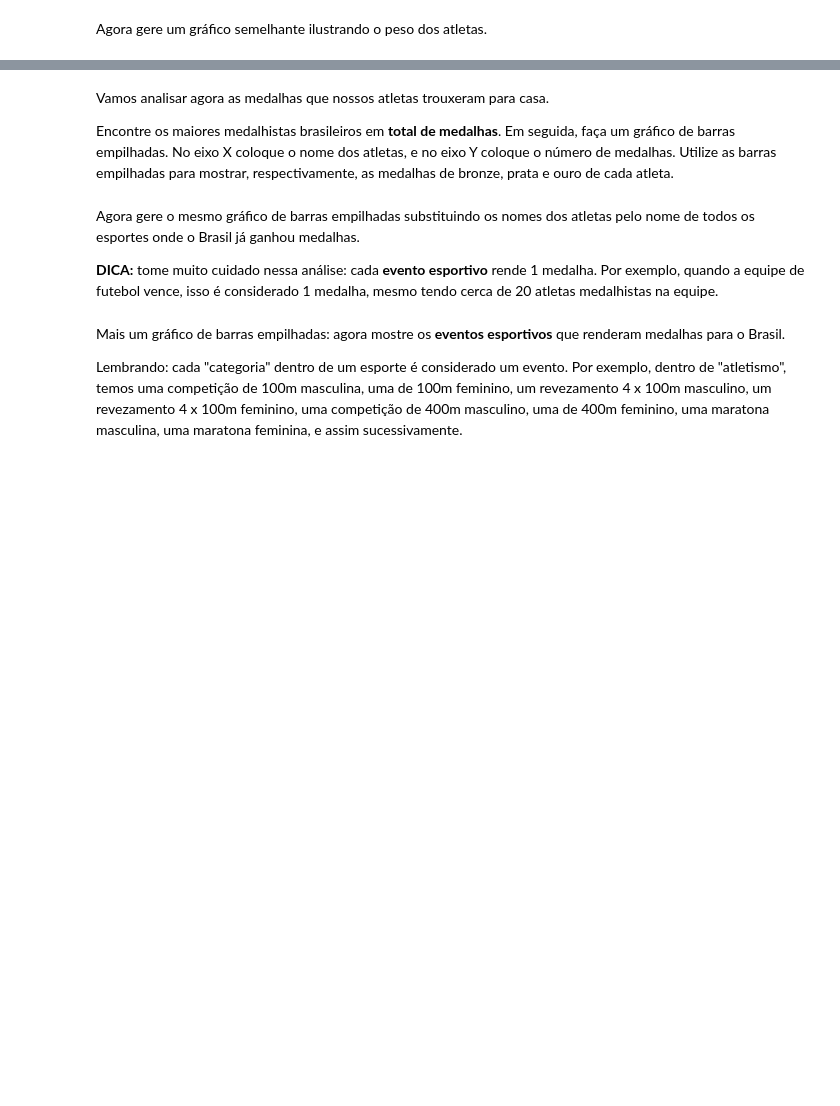
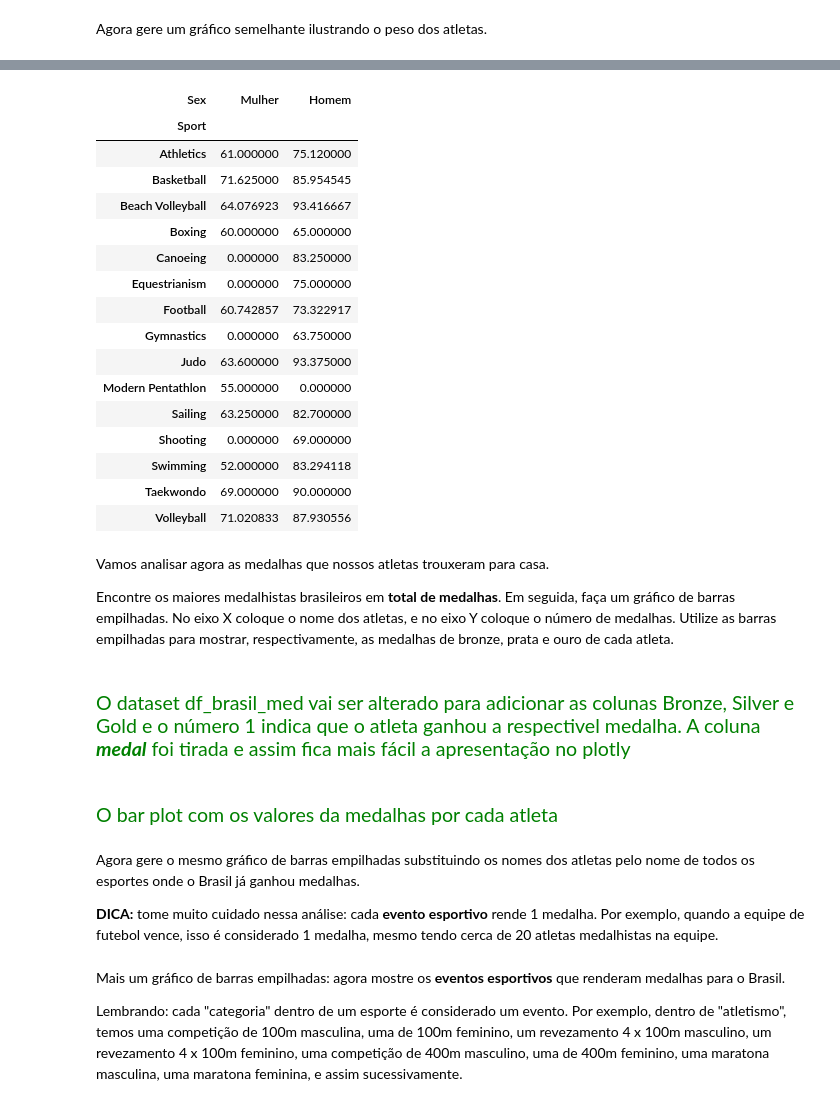
Before and after one commit to VictorBTaveira/Projeto-DataViz, a Jupyter notebook: Projeto_Dataviz.ipynb, the cells around one changed output, grey strips where cells are left out. Cells and saved outputs as stored; diff of their text form; code cells hidden in the pictures; blank space fills up the shorter version.

```diff
--- a/Projeto_Dataviz.ipynb
+++ b/Projeto_Dataviz.ipynb
@@ -115,0 +129,25 @@ Agora gere um gráfico semelhante ilustrando o peso dos atletas.
+# %%
+df_teste_peso_sexo = df_brasil_med.groupby(['Sex', 'Sport'])['Weight'].mean()
+df_teste_peso_sexo = df_teste_peso_sexo.unstack('Sex')
+
+df_teste_peso_sexo.fillna(0, inplace = True)
+df_teste_peso_sexo.rename(columns = {'F': 'Mulher','M': 'Homem'}, inplace = True)
+df_teste_peso_sexo
+# %% [output]
+| Sex | Mulher | Homem |
+| Sport |  |  |
+| Athletics | 61.000000 | 75.120000 |
+| Basketball | 71.625000 | 85.954545 |
+| Beach Volleyball | 64.076923 | 93.416667 |
+| Boxing | 60.000000 | 65.000000 |
+| Canoeing | 0.000000 | 83.250000 |
+| Equestrianism | 0.000000 | 75.000000 |
+| Football | 60.742857 | 73.322917 |
+| Gymnastics | 0.000000 | 63.750000 |
+| Judo | 63.600000 | 93.375000 |
+| Modern Pentathlon | 55.000000 | 0.000000 |
+| Sailing | 63.250000 | 82.700000 |
+| Shooting | 0.000000 | 69.000000 |
+| Swimming | 52.000000 | 83.294118 |
+| Taekwondo | 69.000000 | 90.000000 |
+| Volleyball | 71.020833 | 87.930556 |
@@ -117,3 +169,5 @@ Agora gere um gráfico semelhante ilustrando o peso dos atletas.
 Vamos analisar agora as medalhas que nossos atletas trouxeram para casa.
 
 Encontre os maiores medalhistas brasileiros em **total de medalhas**. Em seguida, faça um gráfico de barras empilhadas. No eixo X coloque o nome dos atletas, e no eixo Y coloque o número de medalhas. Utilize as barras empilhadas para mostrar, respectivamente, as medalhas de bronze, prata e ouro de cada atleta.
+# %% [markdown]
+<br><span style = 'color: green; font-size: 1.4em'> O dataset df_brasil_med vai ser alterado para adicionar as colunas Bronze, Silver e Gold e o número 1 indica que o atleta ganhou a respectivel medalha. A coluna **_medal_** foi tirada e assim fica mais fácil a apresentação no plotly  </span>
@@ -119,0 +182,2 @@ Encontre os maiores medalhistas brasileiros em **total de medalhas**. Em seguida
+# %% [markdown]
+<br><span style = 'color: green; font-size: 1.4em'> O bar plot com os valores da medalhas por cada atleta </span>
```
Also changed, not shown: parts of 8 cells of this notebook.
